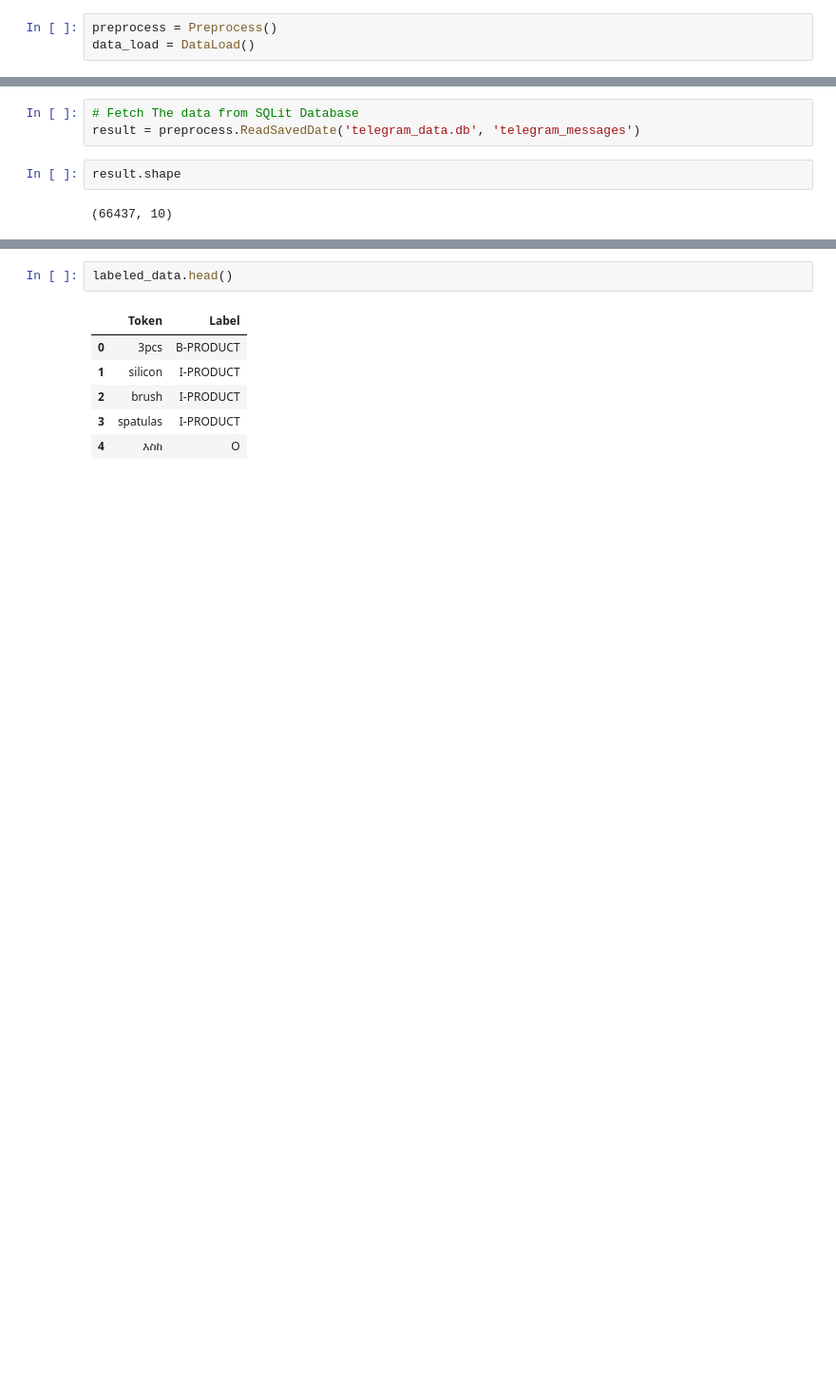
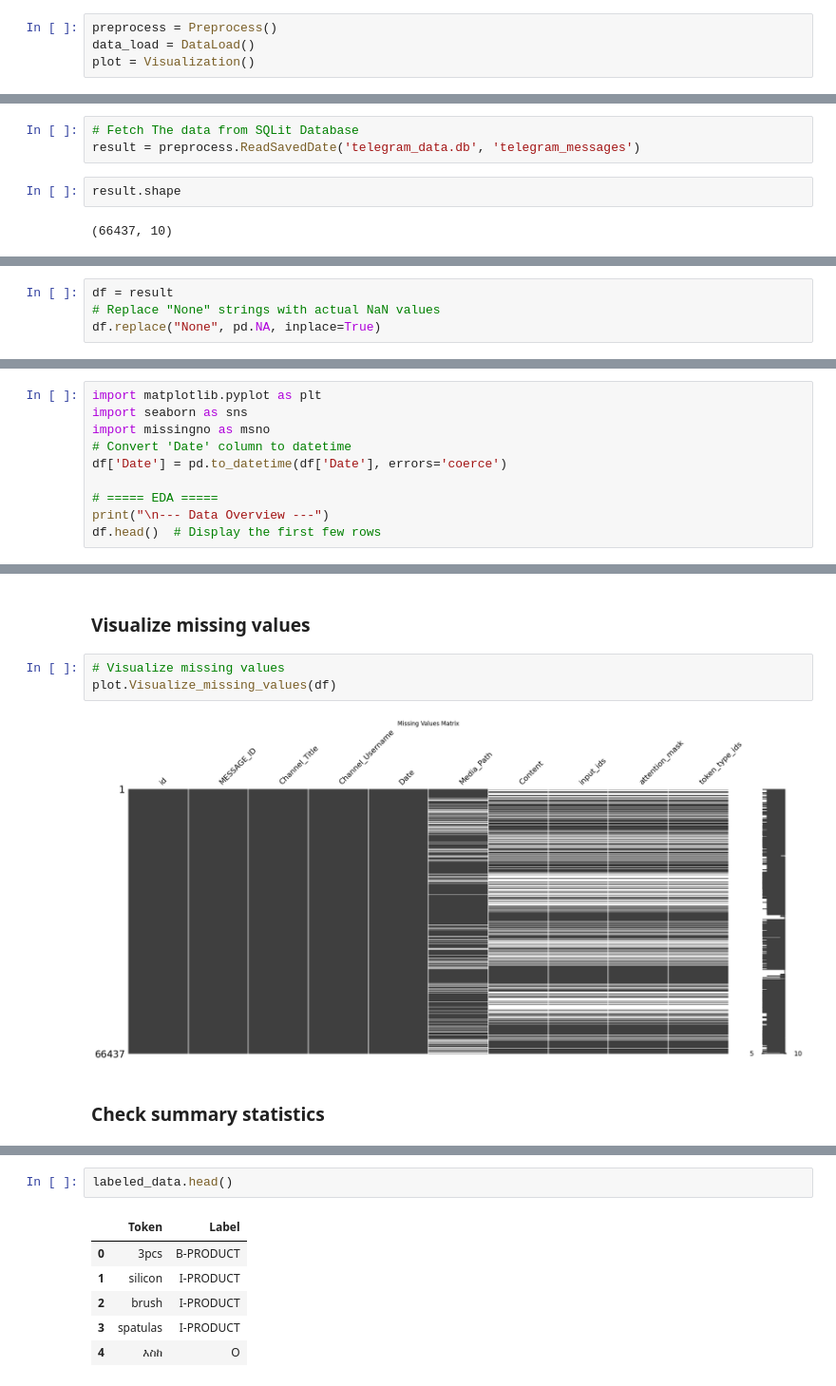
Before and after one commit to amsalugetasew/10_Academy_AI_Mastery_kifiya_Week_5, a Jupyter notebook: Notebooks/main.ipynb, the cells around one changed output, grey strips where cells are left out. Shown at 95% size. Cells and saved outputs as stored; diff of their text form; blank space fills up the shorter version.

Commit message:
EDA and Data Cleansing

```diff
--- a/Notebooks/main.ipynb
+++ b/Notebooks/main.ipynb
@@ -17,3 +22,4 @@ from named_entity_recognation import CoNLLLabeler
 # %%
 preprocess = Preprocess()
 data_load = DataLoad()
+plot = Visualization()
@@ -78,0 +88,4 @@ result.shape
+# %%
+df = result
+# Replace "None" strings with actual NaN values
+df.replace("None", pd.NA, inplace=True)
@@ -78,0 +96,10 @@ result.shape
+# %%
+import matplotlib.pyplot as plt
+import seaborn as sns
+import missingno as msno
+# Convert 'Date' column to datetime
+df['Date'] = pd.to_datetime(df['Date'], errors='coerce')
+
+# ===== EDA =====
+print("\n--- Data Overview ---")
+df.head()  # Display the first few rows
@@ -78,0 +150,9 @@ result.shape
+# %% [markdown]
+### Visualize missing values
+# %%
+# Visualize missing values
+plot.Visualize_missing_values(df)
+# %% [output]
+[figure, added]
+# %% [markdown]
+### Check summary statistics
```
Also changed, not shown: parts of 43 cells of this notebook, 6 other files.
